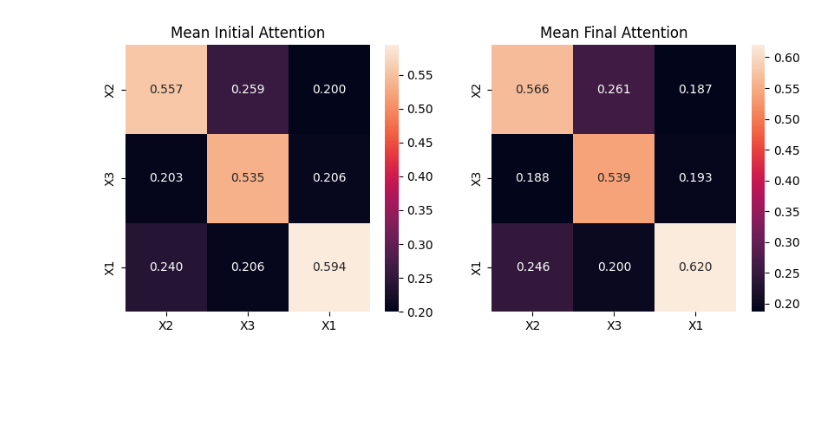
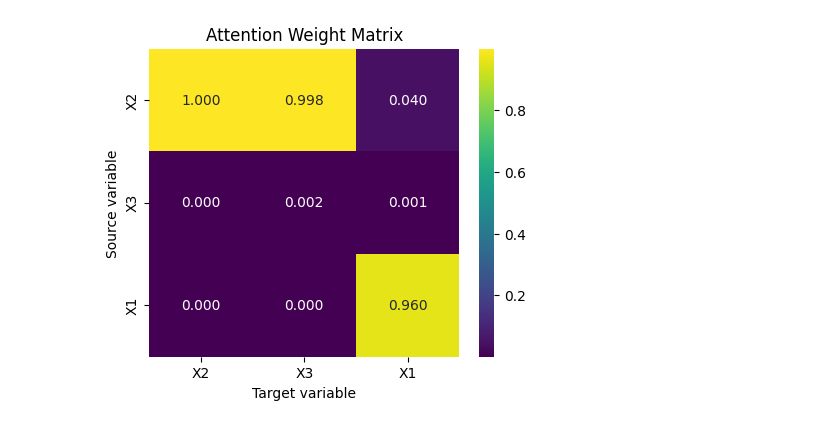
Before and after one commit to Lai-jun-yan/Deep_glm, a Jupyter notebook: still_test/整筆資料跑attention.ipynb, the cells around one changed output. Drawn from its saved outputs; the diff is of its cells as text; code cells hidden in the pictures; blank space fills up the shorter version.

```diff
--- a/still_test/整筆資料跑attention.ipynb
+++ b/still_test/整筆資料跑attention.ipynb
@@ -30,5 +45,9 @@ y = torch.tensor(
     dtype=torch.float32
 )
 
+y = y.mean()
+
+y = y.reshape(1,1)
+
 N = X.shape[0]
 P = X.shape[1]
@@ -35,14 +69,8 @@ P = X.shape[1]
 # %%
 import torch.nn as nn
 
-embedding_dim = 2
-dk = 2
-
-random = torch.randn(
-    embedding_dim,
-    1,
-    requires_grad=False
-)
+embedding_dim = len(data)
+dk = 4
 
 wq = torch.randn(
     dk,
@@ -255,40 +263,28 @@ torch.Size([100])
 # %%
-fig, axes = plt.subplots(
-    1,
-    2,
-    figsize=(10,4)
+import matplotlib.pyplot as plt
+import seaborn as sns
+# 轉成 numpy
+attn_matrix = final_attn.detach().numpy()
+
+# 設定變數名稱
+labels = cols
+
+plt.figure(figsize=(5,4))
+
+sns.heatmap(
+    attn_matrix,
+    annot=True,        # 顯示數值
+    fmt=".3f",         # 小數三位
+    xticklabels=labels,
+    yticklabels=labels,
+    cmap="viridis"
 )
 
-
-sns.heatmap(
-    mean_initial_attn.detach().numpy(),
-    annot=True,
-    fmt=".3f",
-    xticklabels=labels,
-    yticklabels=labels,
-    ax=axes[0]
-)
-
-axes[0].set_title(
-    "Mean Initial Attention"
-)
-
-
-sns.heatmap(
-    mean_attn.detach().numpy(),
-    annot=True,
-    fmt=".3f",
-    xticklabels=labels,
-    yticklabels=labels,
-    ax=axes[1]
-)
-
-axes[1].set_title(
-    "Mean Final Attention"
-)
-
+plt.xlabel("Target variable")
+plt.ylabel("Source variable")
+plt.title("Attention Weight Matrix")
 
 plt.show()
 # %% [output]
-[figure, old version]
+[figure, new version]
 # %%
```
Also changed, not shown: parts of 8 cells of this notebook.
